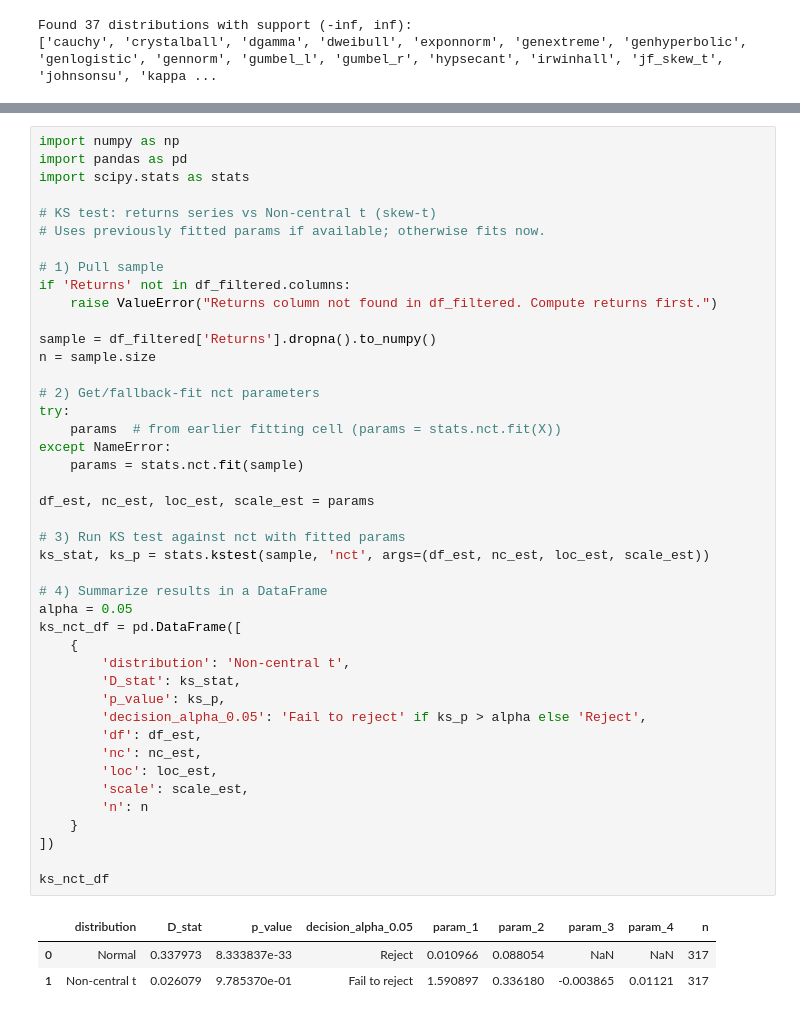
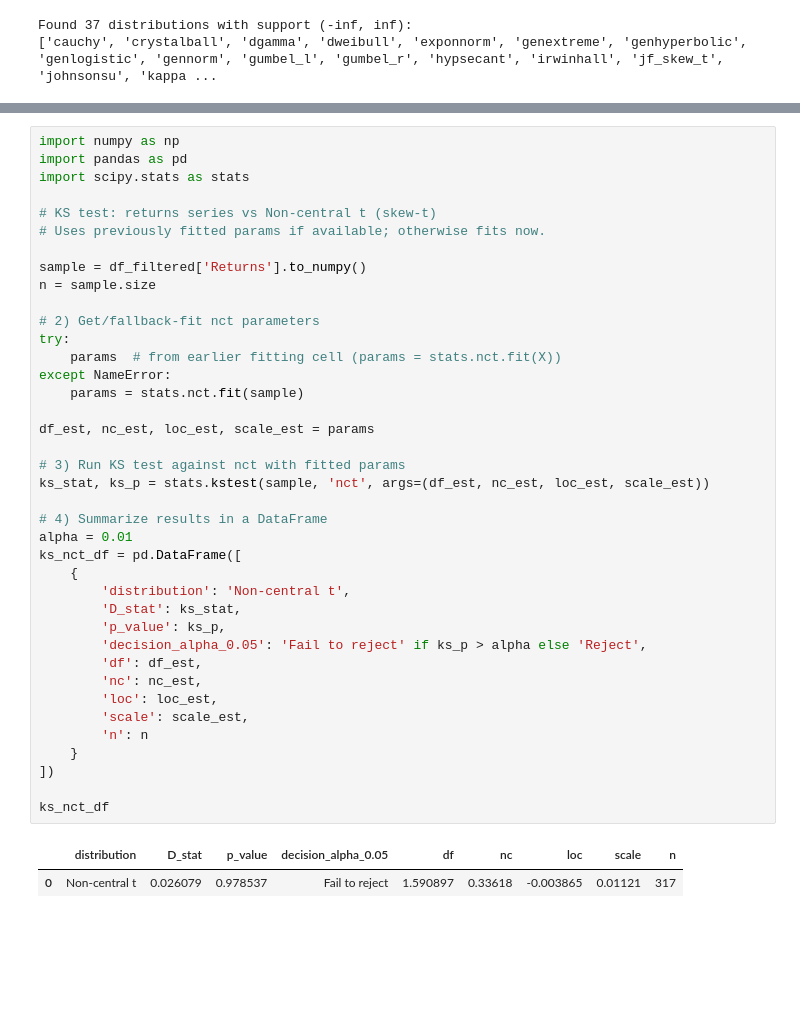
Before and after one commit to ianlai2/MSTR-Options-Research-SwIRL, a Jupyter notebook: options_return_exploration.ipynb, the cells around one changed output, grey strips where cells are left out. Cells and saved outputs as stored; diff of their text form; blank space fills up the shorter version.

```diff
--- a/options_return_exploration.ipynb
+++ b/options_return_exploration.ipynb
@@ -256,42 +298,37 @@ import scipy.stats as stats
 # KS test: returns series vs Non-central t (skew-t)
 # Uses previously fitted params if available; otherwise fits now.
 
-# 1) Pull sample
-if 'Returns' not in df_filtered.columns:
-    raise ValueError("Returns column not found in df_filtered. Compute returns first.")
-
-sample = df_filtered['Returns'].dropna().to_numpy()
+sample = df_filtered['Returns'].to_numpy()
 n = sample.size
 
 # 2) Get/fallback-fit nct parameters
 try:
     params  # from earlier fitting cell (params = stats.nct.fit(X))
 except NameError:
     params = stats.nct.fit(sample)
 
 df_est, nc_est, loc_est, scale_est = params
 
 # 3) Run KS test against nct with fitted params
 ks_stat, ks_p = stats.kstest(sample, 'nct', args=(df_est, nc_est, loc_est, scale_est))
 
 # 4) Summarize results in a DataFrame
-alpha = 0.05
+alpha = 0.01
 ks_nct_df = pd.DataFrame([
     {
         'distribution': 'Non-central t',
         'D_stat': ks_stat,
         'p_value': ks_p,
         'decision_alpha_0.05': 'Fail to reject' if ks_p > alpha else 'Reject',
         'df': df_est,
         'nc': nc_est,
         'loc': loc_est,
         'scale': scale_est,
         'n': n
     }
 ])
 
 ks_nct_df
 # %% [output]
-|  | distribution | D_stat | p_value | decision_alpha_0.05 | param_1 | param_2 | param_3 | param_4 | n |
-| 0 | Normal | 0.337973 | 8.333837e-33 | Reject | 0.010966 | 0.088054 | NaN | NaN | 317 |
-| 1 | Non-central t | 0.026079 | 9.785370e-01 | Fail to reject | 1.590897 | 0.336180 | -0.003865 | 0.01121 | 317 |
+|  | distribution | D_stat | p_value | decision_alpha_0.05 | df | nc | loc | scale | n |
+| 0 | Non-central t | 0.026079 | 0.978537 | Fail to reject | 1.590897 | 0.33618 | -0.003865 | 0.01121 | 317 |
```
Also changed, not shown: parts of 5 cells of this notebook, 6 other files.
